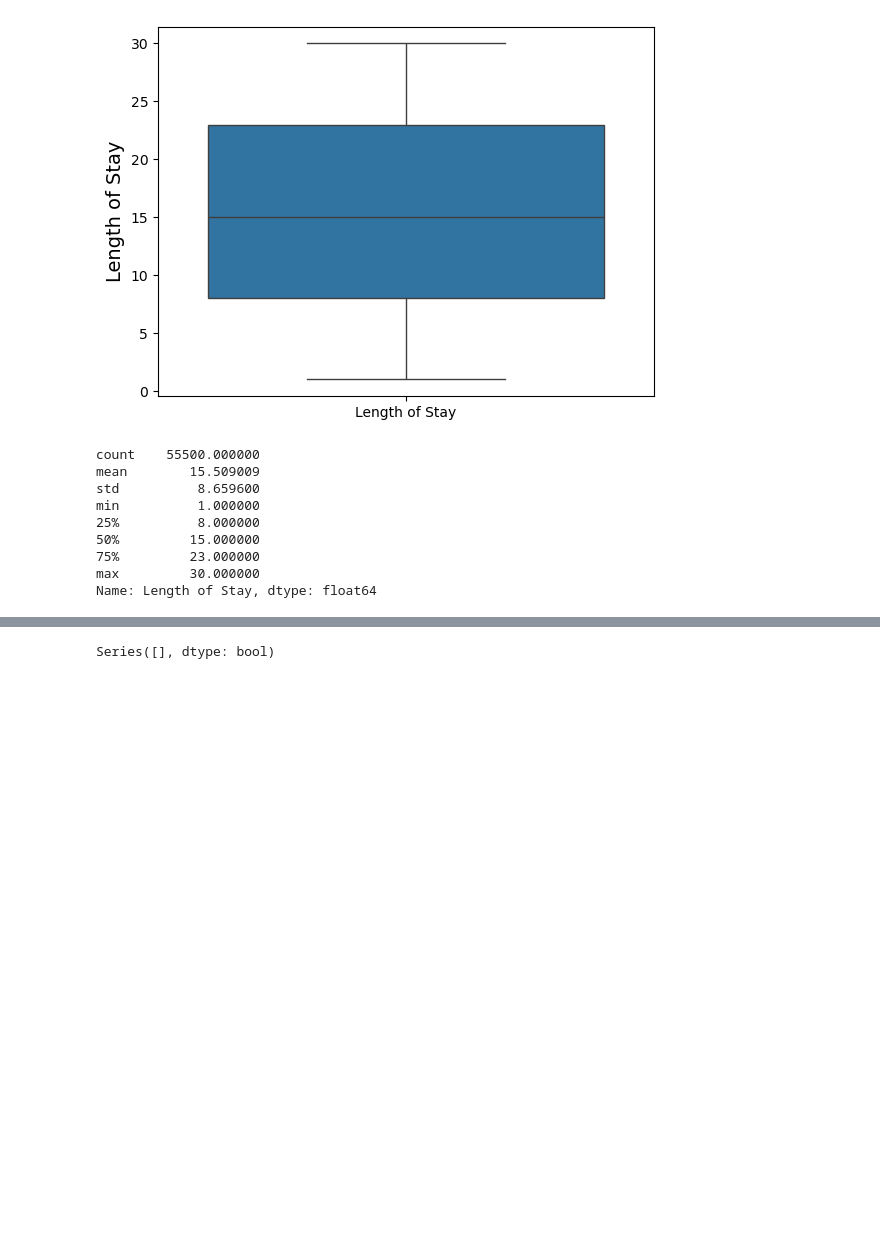
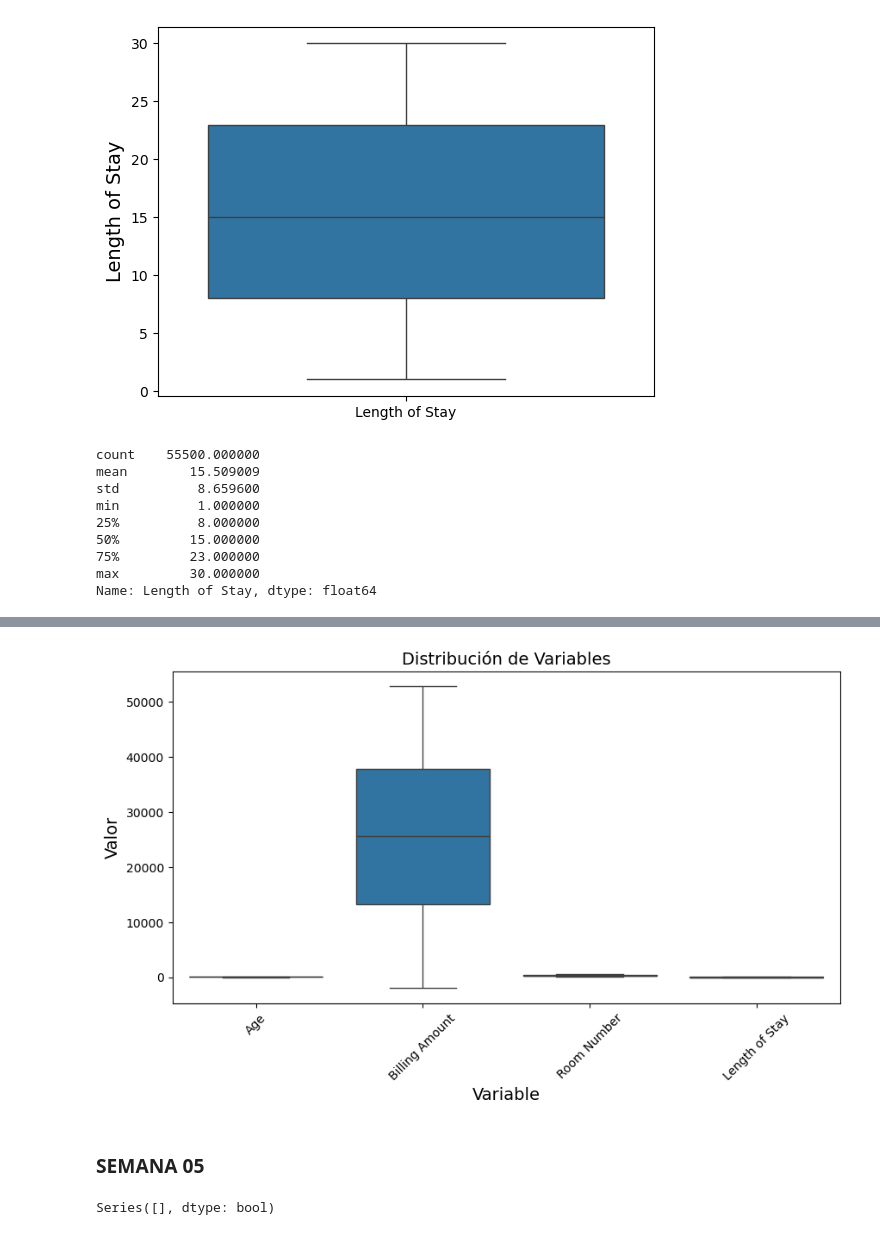
Before and after one commit to Mr-Maccoy/BigData, a Jupyter notebook: G1_SC707_Avance1_LN.ipynb, the cells around one changed output, grey strips where cells are left out. Cells and saved outputs as stored; diff of their text form; code cells hidden in the pictures; blank space fills up the shorter version.

Commit message:
Semana 05
Ya se ejecutó la parte de nulos, la división del dataset entre el 80% y 20%.
Estratificación de columnas: Edad (influye en el tiempo de hospitalización)
Comparación de Sets

```diff
--- a/G1_SC707_Avance1_LN.ipynb
+++ b/G1_SC707_Avance1_LN.ipynb
@@ -208,0 +211,4 @@ Name: Length of Stay, dtype: float64
+# %%
+# Crear un dataFrame solo con los atributos numéricos
+
+df_healthcareN = df_healthcare.select_dtypes(include=["number"])
@@ -208,0 +226,6 @@ Name: Length of Stay, dtype: float64
+# %%
+df_healthcareMelted = df_healthcareN.melt(var_name="Variable", value_name="Valor")
+
+df_healthcareMelted
+
+#crea dos columnas: "Variable" (el nombre de la columna original) y "Valor" (sus datos).
@@ -209,3 +246,14 @@ Name: Length of Stay, dtype: float64
+# %%
+import seaborn as sns
+plt.figure(figsize=(10, 5))
+sns.boxplot(x="Variable", y="Valor", data=df_healthcareMelted)
+plt.title("Distribución de Variables")
+plt.xticks(rotation=45)
+plt.show()
+# %% [output]
+[figure, added]
+# %% [markdown]
+### SEMANA 05
 # %%
 # Forma de identificar nulos
 null_rows_idx = df_healthcare.isnull().any(axis=1)
```
Also changed, not shown: parts of 12 cells of this notebook.
